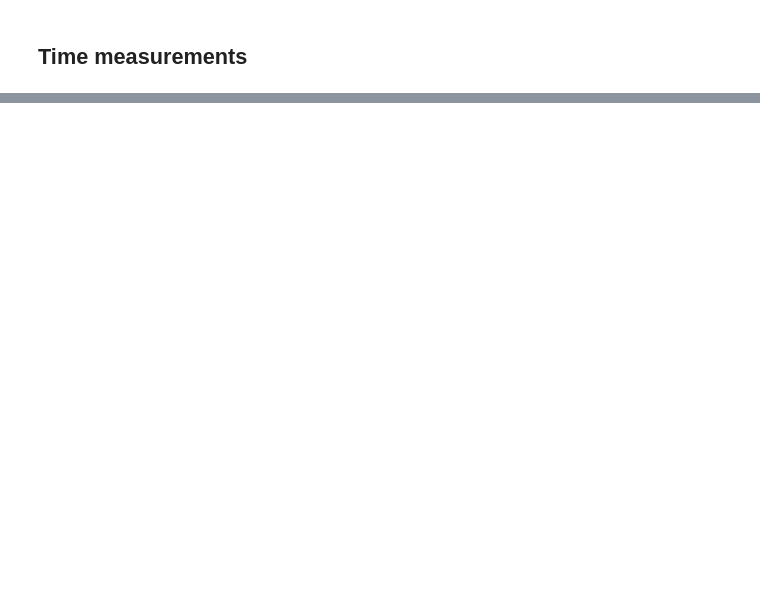
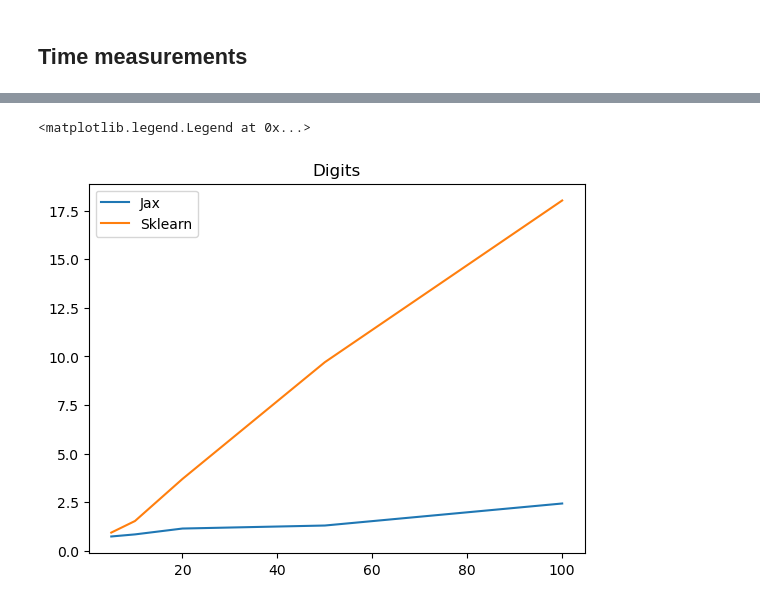
Before and after one commit to SKholkin/CUDA_EM_GMM, a Jupyter notebook: jax_em.ipynb, the cells around one changed output, grey strips where cells are left out. Saved outputs shown, nothing was run; the diff lists cells and outputs as text; code cells hidden in the pictures; blank space fills up the shorter version.

```diff
--- a/jax_em.ipynb
+++ b/jax_em.ipynb
@@ -336,0 +281,14 @@ Time for one EM step jax: 0.08795948028564453 s +- 0.05339844201015761
+# %%
+
+from sklearn.datasets import load_digits
+data = load_digits()['data']
+
+sklearn_time_digits, jax_time_digits = compare_sklearn_and_jax(data, [5, 10, 20, 50, 100], 10, n_runs=2)
+
+plt.plot(jax_time_digits.keys(), jax_time_digits.values(), label='Jax')
+plt.plot(sklearn_time_digits.keys(), sklearn_time_digits.values(), label='Sklearn')
+plt.title('Digits')
+plt.legend()
+# %% [output]
+<matplotlib.legend.Legend at 0x...>
+[figure, added]
```
Also changed, not shown: parts of 14 cells of this notebook, 1 other file.
